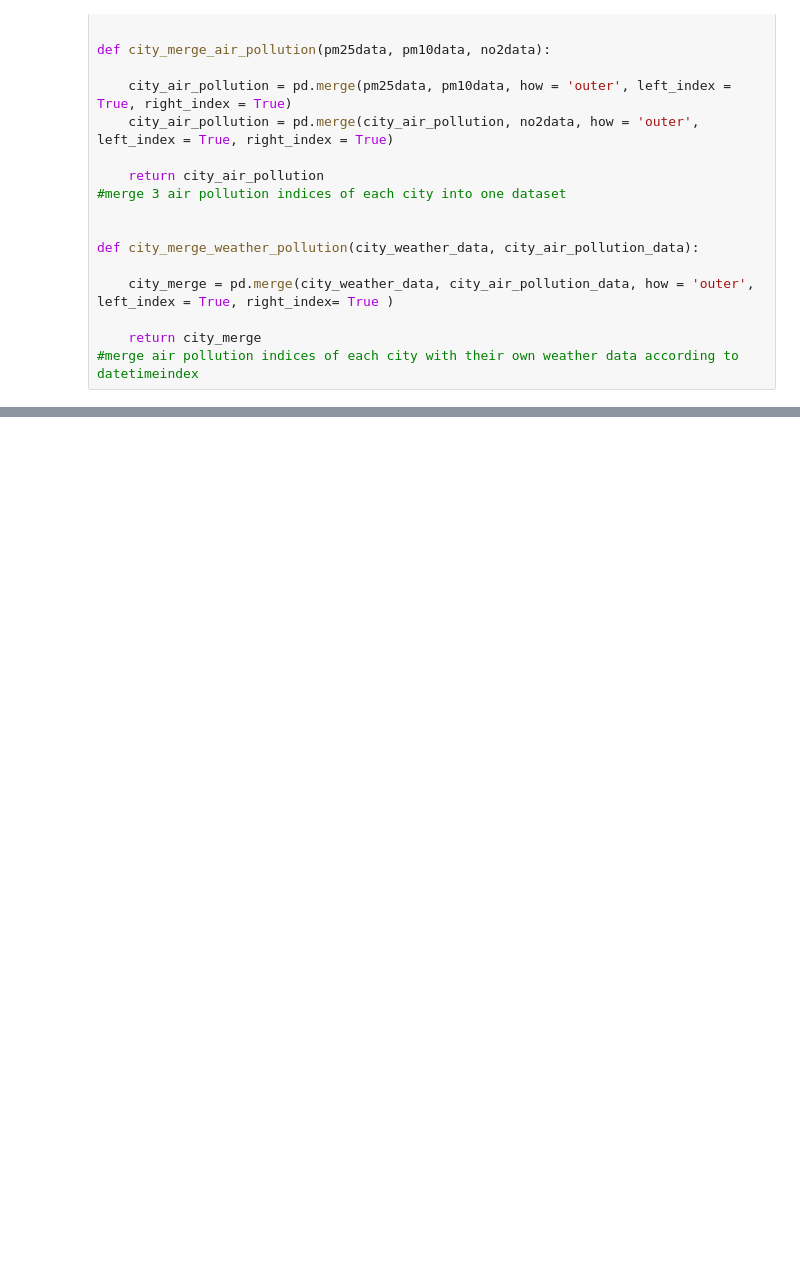
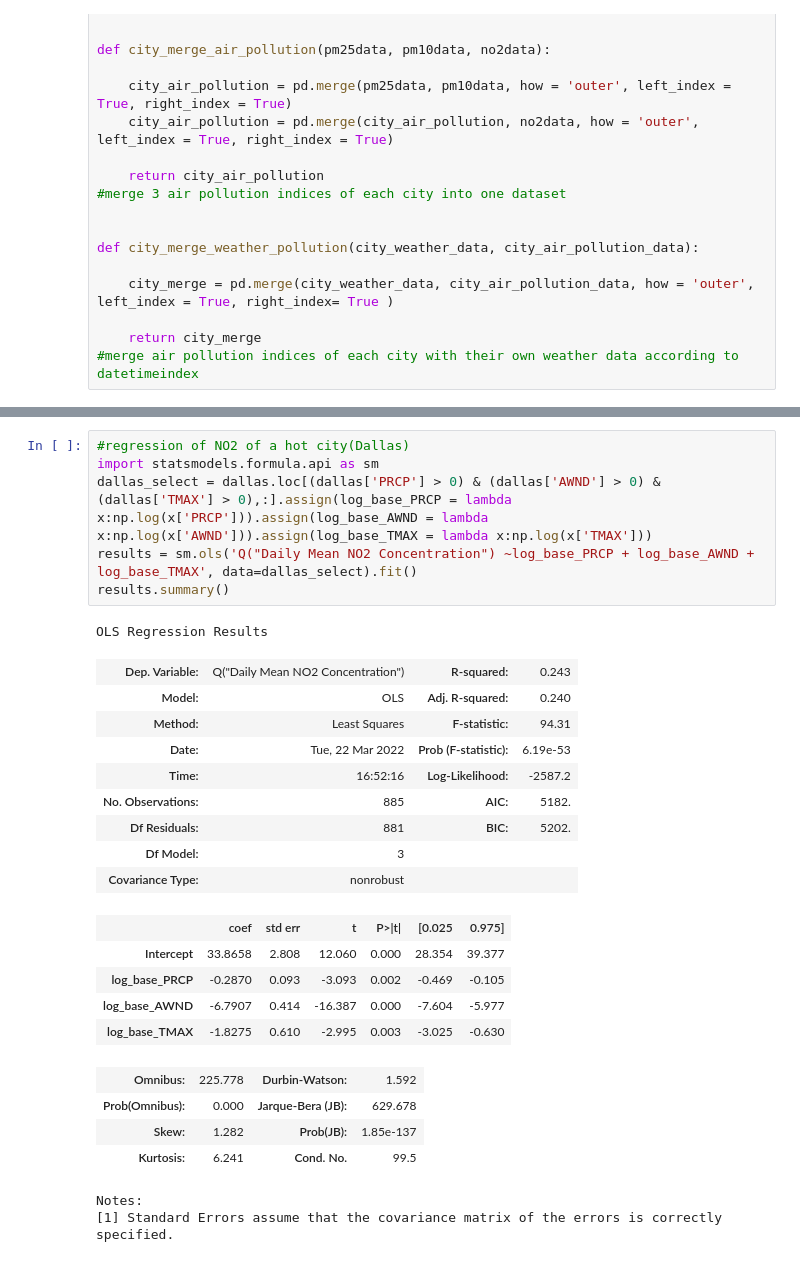
Before and after one commit to ywwang1314/python_midterm_project, a Jupyter notebook: code.ipynb, the cells around one changed output, grey strips where cells are left out. Drawn from its saved outputs; the diff is of its cells as text; blank space fills up the shorter version.

```diff
--- a/code.ipynb
+++ b/code.ipynb
@@ -485,0 +517,28 @@ plt.show()
+# %%
+#regression of NO2 of a hot city(Dallas)
+import statsmodels.formula.api as sm
+dallas_select = dallas.loc[(dallas['PRCP'] > 0) & (dallas['AWND'] > 0) & (dallas['TMAX'] > 0),:].assign(log_base_PRCP = lambda x:np.log(x['PRCP'])).assign(log_base_AWND = lambda x:np.log(x['AWND'])).assign(log_base_TMAX = lambda x:np.log(x['TMAX']))
+results = sm.ols('Q("Daily Mean NO2 Concentration") ~log_base_PRCP + log_base_AWND + log_base_TMAX', data=dallas_select).fit()
+results.summary()
+# %% [output]
+OLS Regression Results
+| Dep. Variable: | Q("Daily Mean NO2 Concentration") | R-squared: | 0.243 |
+| Model: | OLS | Adj. R-squared: | 0.240 |
+| Method: | Least Squares | F-statistic: | 94.31 |
+| Date: | Tue, 22 Mar 2022 | Prob (F-statistic): | 6.19e-53 |
+| Time: | 16:52:16 | Log-Likelihood: | -2587.2 |
+| No. Observations: | 885 | AIC: | 5182. |
+| Df Residuals: | 881 | BIC: | 5202. |
+| Df Model: | 3 |  |  |
+| Covariance Type: | nonrobust |  |  |
+|  | coef | std err | t | P>|t| | [0.025 | 0.975] |
+| Intercept | 33.8658 | 2.808 | 12.060 | 0.000 | 28.354 | 39.377 |
+| log_base_PRCP | -0.2870 | 0.093 | -3.093 | 0.002 | -0.469 | -0.105 |
+| log_base_AWND | -6.7907 | 0.414 | -16.387 | 0.000 | -7.604 | -5.977 |
+| log_base_TMAX | -1.8275 | 0.610 | -2.995 | 0.003 | -3.025 | -0.630 |
+| Omnibus: | 225.778 | Durbin-Watson: | 1.592 |
+| Prob(Omnibus): | 0.000 | Jarque-Bera (JB): | 629.678 |
+| Skew: | 1.282 | Prob(JB): | 1.85e-137 |
+| Kurtosis: | 6.241 | Cond. No. | 99.5 |
+Notes:
+[1] Standard Errors assume that the covariance matrix of the errors is correctly specified.
```
Also changed, not shown: parts of 5 cells of this notebook.
